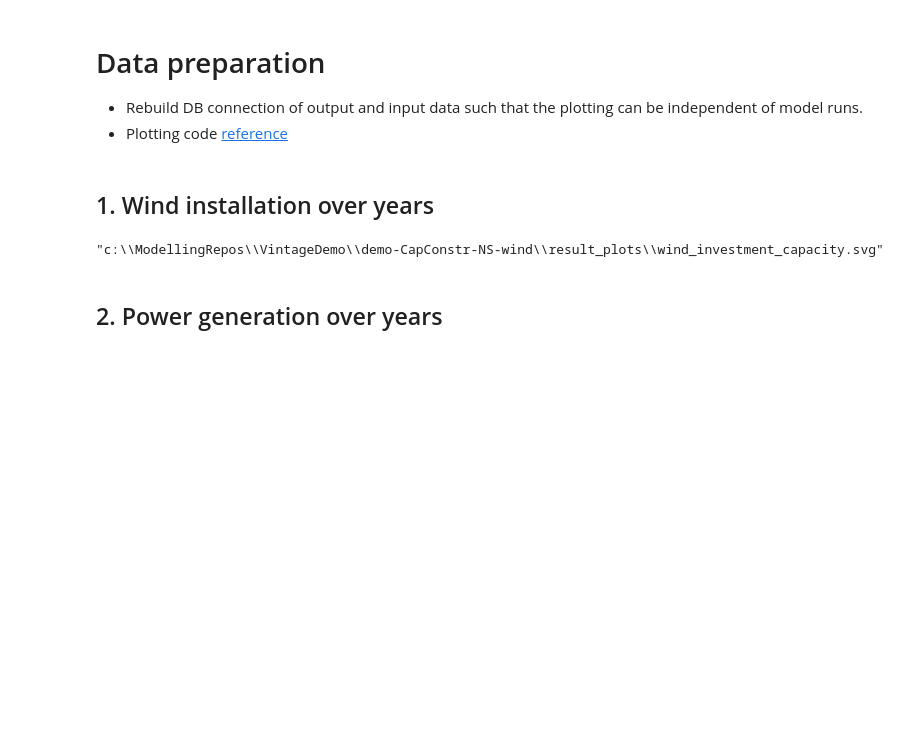
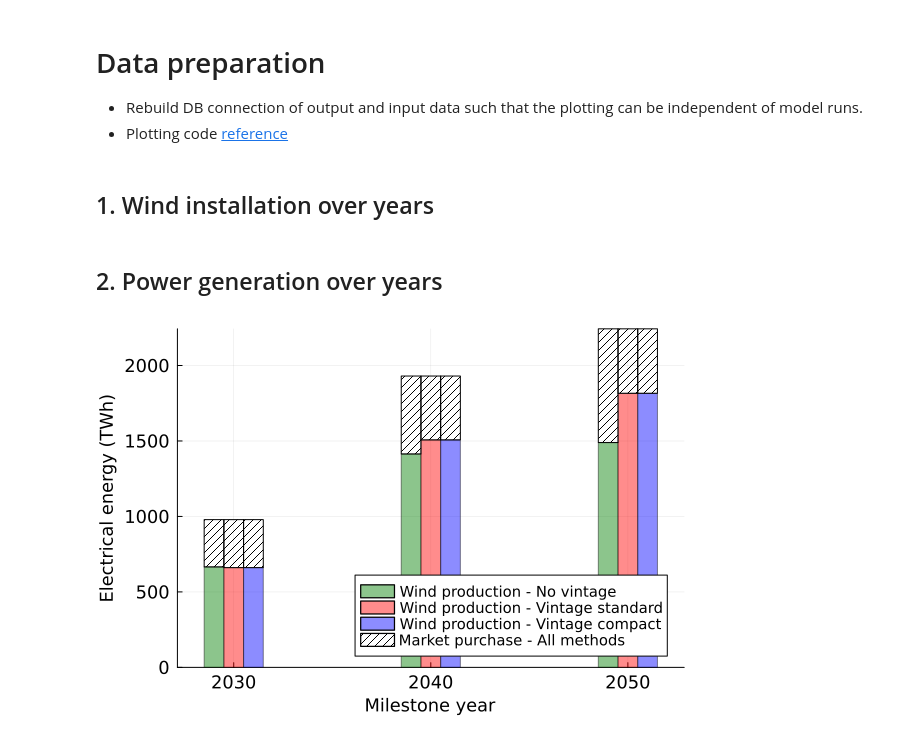
Before and after one commit to nnhjy/VintageDemo, a Jupyter notebook: demo-CapConstr-NS-wind/PlotResutls.ipynb, the cells around one changed output. Saved outputs shown, nothing was run; the diff lists cells and outputs as text; code cells hidden in the pictures; blank space fills up the shorter version.

Commit message:
update to TulipaEnergyModel v0.22.1

```diff
--- a/demo-CapConstr-NS-wind/PlotResutls.ipynb
+++ b/demo-CapConstr-NS-wind/PlotResutls.ipynb
@@ -48,7 +48,6 @@ end;
 # %% [markdown]
 ## 1. Wind installation over years
 # %%
-
 assets_investment_no_vintage = filter(row -> row.asset == "wind", TIO.get_table(connection_no_vintage, "var_assets_investment"))
 assets_investment_vintage_standard = filter(row -> occursin("wind", row.asset), TIO.get_table(connection_vintage_standard, "var_assets_investment"))
 assets_investment_vintage_compact = filter(row -> row.asset == "wind", TIO.get_table(connection_vintage_compact, "var_assets_investment"))
@@ -63,7 +62,7 @@ plot(
     # markershape=:xcross,
     color=:green, alpha = 0.45,
     xlabel="Milestone year", xguidefontsize=12,
-    ylabel="Invested capacity (GW)", yguidefontsize=12,
+    ylabel="Offshore wind capacity (GW)\nannual addition", yguidefontsize=12,
     yticks = 0:30:210,
     xticks=minimum(assets_investment_no_vintage.milestone_year):10:maximum(assets_investment_no_vintage.milestone_year),
     xtickfontsize=12,ytickfontsize=12,
@@ -92,8 +91,6 @@ plot!(
 )
 
 savefig(joinpath(@__DIR__, "result_plots", "wind_investment_capacity.$(fig_format)"));
-# %% [output]
-"c:\\ModellingRepos\\VintageDemo\\demo-CapConstr-NS-wind\\result_plots\\wind_investment_capacity.svg"
 # %% [markdown]
 ## 2. Power generation over years
 # %%
@@ -145,31 +142,33 @@ plot!(
     label="Market purchase - All methods",
     seriestype=:bar,
     bar_edge = :false,
     bar_width = 1,
     color=:black, alpha = 1,
     fillstyle = :/,
 )
 plot!(
     ens_to_demand_vintage_standard.milestone_year,
     ens_to_demand_vintage_standard.annual_flow .+ wind_to_demand_vintage_standard.annual_flow,
     fillto = wind_to_demand_vintage_standard.annual_flow,
     label="",
     seriestype=:bar,
     bar_edge = :false,
     bar_width = 1,
     color=:black, alpha = 1,
     fillstyle = :/,
 )
 plot!(
     (ens_to_demand_vintage_compact.milestone_year .+ 1),
     ens_to_demand_vintage_compact.annual_flow .+ wind_to_demand_vintage_compact.annual_flow,
     fillto = wind_to_demand_vintage_compact.annual_flow,
     label="",
     seriestype=:bar,
     bar_edge = :false,
     bar_width = 1,
     color=:black, alpha = 1,
     fillstyle = :/,
 )
 
-savefig(joinpath(@__DIR__, "result_plots", "annual_productions.$(fig_format)"));
+# savefig(joinpath(@__DIR__, "result_plots", "annual_productions.$(fig_format)"));
+# %% [output]
+[figure, added]
```
Also changed, not shown: 3 other files.
